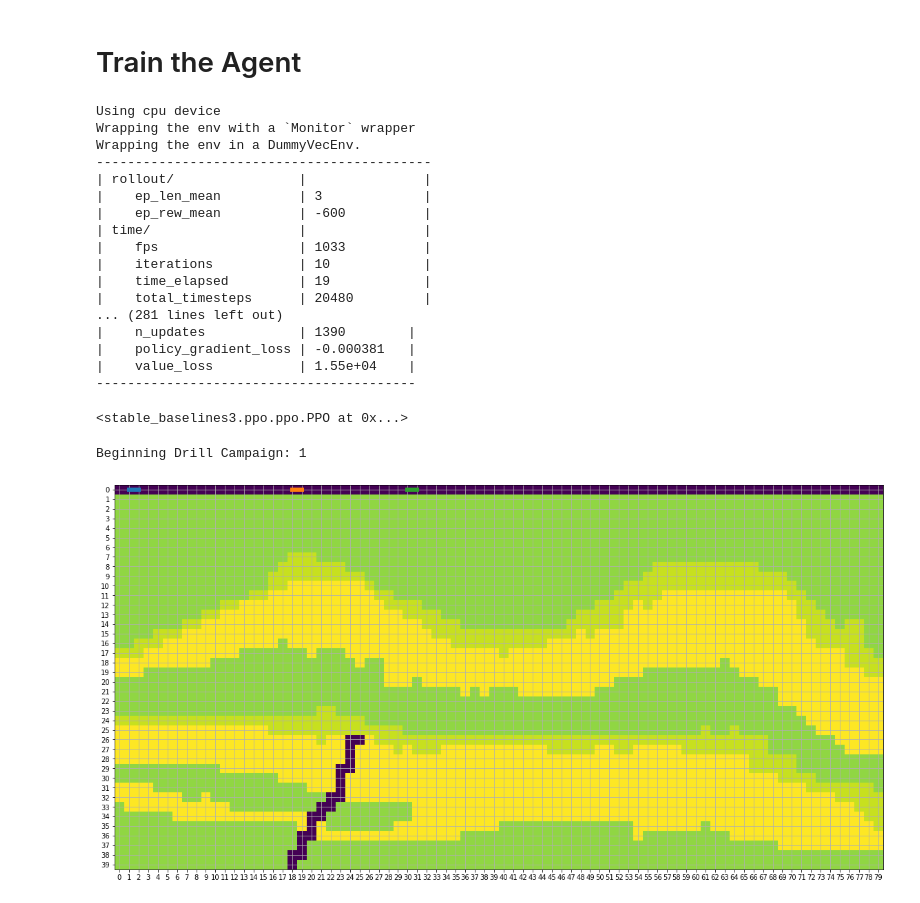
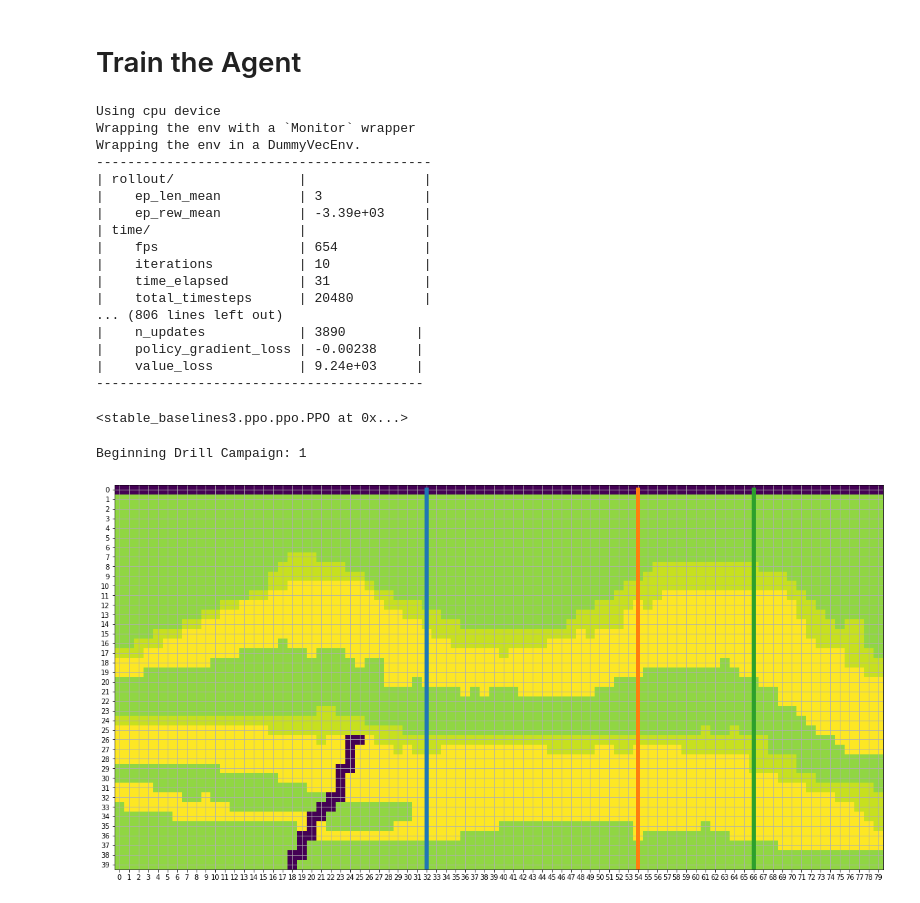
Before and after one commit to svpoludasu/wildcatter, a Jupyter notebook: examples/Trial 1 - Custom Environment.ipynb, the cells around one changed output. Saved outputs shown, nothing was run; the diff lists cells and outputs as text; code cells hidden in the pictures.

Commit message:
Update Trial 1 - Custom Environment.ipynb
RewardDriller Update

```diff
--- a/examples/Trial 1 - Custom Environment.ipynb
+++ b/examples/Trial 1 - Custom Environment.ipynb
@@ -476,9 +485,9 @@ class RewardDriller(Env):  # type: ignore
 # %% [markdown]
 # Test Environment
 # %%
-env_config = dict(model_path=r"data/2d_stacked.csv", available_pipe=50, num_wells = 1, delim=",")
+env_config = dict(model_path=r"data/2d_stacked.csv", available_pipe=50, num_wells = 3, delim=",")
 
-env = MultiDriller(env_config)
+env = RewardDriller(env_config)
 
 episodes = 1
 
@@ -529,11 +538,11 @@ Beginning Drill Campaign: 1
 from stable_baselines3 import PPO
 
 # More the number of wells, more time to train
-env_config = dict(model_path=r"data/2d_stacked.csv", available_pipe=100, num_wells = 3, delim=",")
-env = MultiDriller(env_config)
+env_config = dict(model_path=r"data/2d_stacked.csv", available_pipe=100, num_wells = , delim=",")
+env = RewardDriller(env_config)
 
-model = PPO("MlpPolicy", env, verbose=1)
-model.learn(total_timesteps=300_000, log_interval=10)
+model = PPO("MlpPolicy", env, verbose=3)
+model.learn(total_timesteps=800_000, log_interval=10)
 # %% [output]
 Using cpu device
 Wrapping the env with a `Monitor` wrapper
@@ -541,45 +550,45 @@ Wrapping the env in a DummyVecEnv.
 -------------------------------------------
 | rollout/                |               |
 |    ep_len_mean          | 3             |
-|    ep_rew_mean          | -600          |
+|    ep_rew_mean          | -3.39e+03     |
 | time/                   |               |
-|    fps                  | 1033          |
+|    fps                  | 654           |
 |    iterations           | 10            |
-|    time_elapsed         | 19            |
+|    time_elapsed         | 31            |
 |    total_timesteps      | 20480         |
-... (281 lines left out)
-|    n_updates            | 1390        |
-|    policy_gradient_loss | -0.000381   |
-|    value_loss           | 1.55e+04    |
------------------------------------------
+... (806 lines left out)
+|    n_updates            | 3890         |
+|    policy_gradient_loss | -0.00238     |
+|    value_loss           | 9.24e+03     |
+------------------------------------------
 <stable_baselines3.ppo.ppo.PPO at 0x...>
 # %%
-env = MultiDriller(env_config)
+env = RewardDriller(env_config)
 
 episodes = 1
 for episode in range(1, episodes + 1):
     print("Beginning Drill Campaign:", episode)
     state = env.reset()
     done = False
     reward = 0
 
     while not done:
         action, _states = model.predict(state)
         state, reward, done, info = env.step(action)
 #         print(f"    Reward: {reward}")
 
 plt.figure(figsize=(20, 20))
 plt.imshow(env.model, vmin=-10, vmax=2)
 
 for i in range(0,env.num_wells):
     traj_z, traj_x = np.asarray(env.multi_trajectory[i]).T
     plt.plot(traj_x, traj_z, "-", linewidth=6)
 
 plt.xticks(np.arange(0, 80, 1.0))
 plt.yticks(np.arange(0, 40, 1.0))
 plt.xlim([-0.5, 79.5])
 plt.ylim([39.5, -0.5])
 plt.grid()
 # %% [output]
 Beginning Drill Campaign: 1
-[figure, old version]
+[figure, new version]
```
Also changed, not shown: parts of 4 cells of this notebook.
